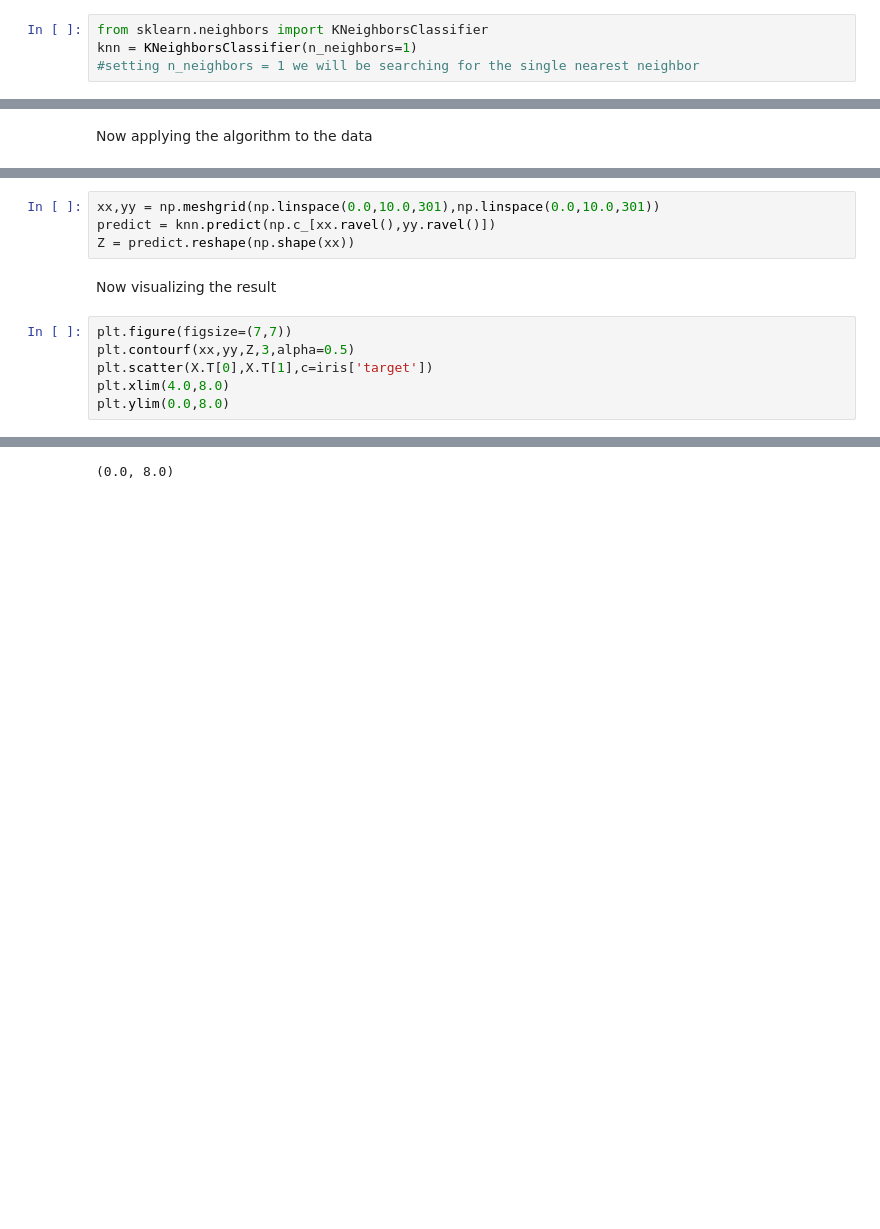
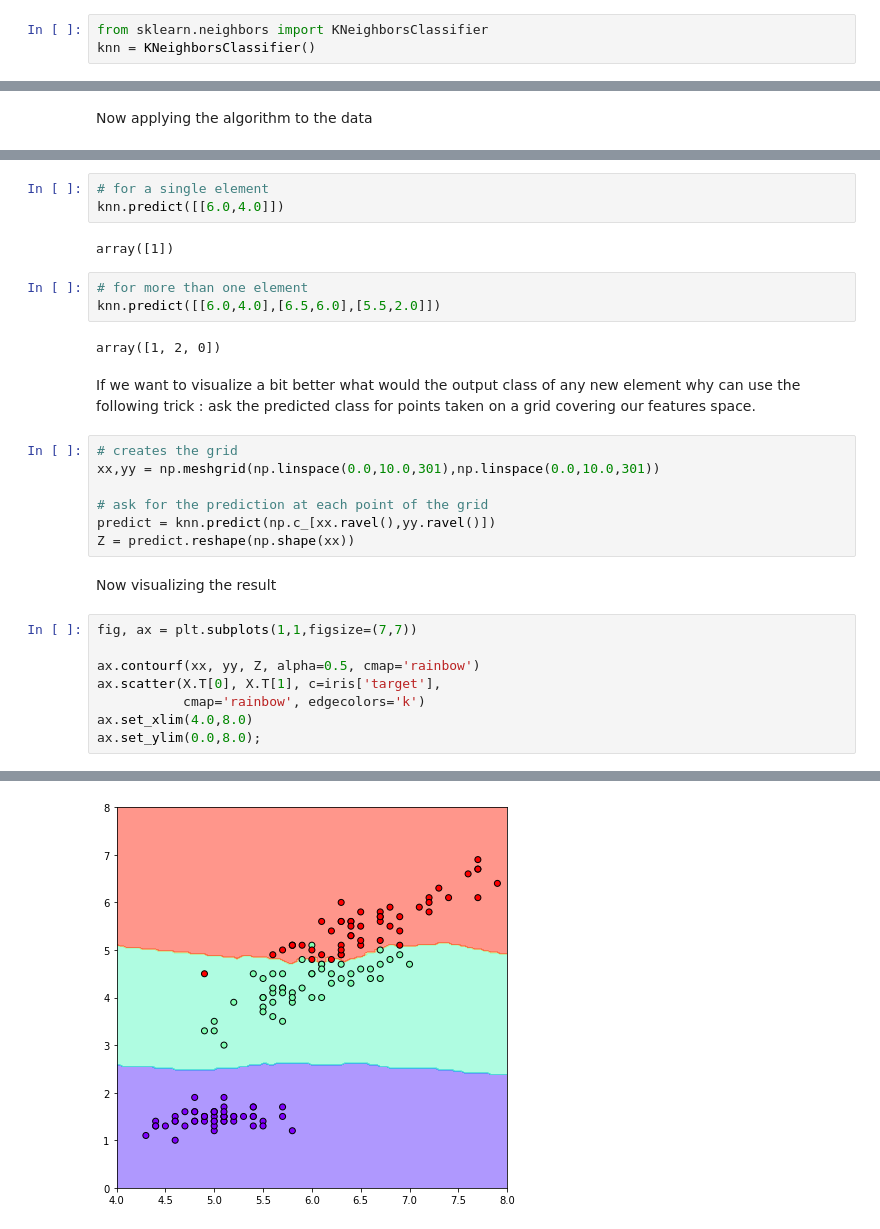
Before and after one commit to BerryHN/Intro_MachineLearning, a Jupyter notebook: Notebooks/Python3/ML02_kNN_iris_example.ipynb, the cells around one changed output, grey strips where cells are left out. Cells and saved outputs as stored; diff of their text form; blank space fills up the shorter version.

Commit message:
ML02 notebook on k-Nearest Neighbors

```diff
--- a/Notebooks/Python3/ML02_kNN_iris_example.ipynb
+++ b/Notebooks/Python3/ML02_kNN_iris_example.ipynb
@@ -16,4 +19,3 @@ iris = load_iris()
 # %%
 from sklearn.neighbors import KNeighborsClassifier
-knn = KNeighborsClassifier(n_neighbors=1)
-#setting n_neighbors = 1 we will be searching for the single nearest neighbor
+knn = KNeighborsClassifier()
@@ -35,13 +43,31 @@ KNeighborsClassifier(algorithm='auto', leaf_size=30, metric='minkowski',
+# %%
+# for a single element
+knn.predict([[6.0,4.0]])
+# %% [output]
+array([1])
+# %%
+# for more than one element
+knn.predict([[6.0,4.0],[6.5,6.0],[5.5,2.0]])
+# %% [output]
+array([1, 2, 0])
+# %% [markdown]
+<p>If we want to visualize a bit better what would the output class of any new element why can use the following trick :
+ask the predicted class for points taken on a grid covering our features space.</p>
 # %%
+# creates the grid
 xx,yy = np.meshgrid(np.linspace(0.0,10.0,301),np.linspace(0.0,10.0,301))
+
+# ask for the prediction at each point of the grid
 predict = knn.predict(np.c_[xx.ravel(),yy.ravel()])
 Z = predict.reshape(np.shape(xx))
 # %% [markdown]
 <p>Now visualizing the result</p>
 # %%
-plt.figure(figsize=(7,7))
-plt.contourf(xx,yy,Z,3,alpha=0.5)
-plt.scatter(X.T[0],X.T[1],c=iris['target'])
-plt.xlim(4.0,8.0)
-plt.ylim(0.0,8.0)
+fig, ax = plt.subplots(1,1,figsize=(7,7))
+
+ax.contourf(xx, yy, Z, alpha=0.5, cmap='rainbow')
+ax.scatter(X.T[0], X.T[1], c=iris['target'],
+           cmap='rainbow', edgecolors='k')
+ax.set_xlim(4.0,8.0)
+ax.set_ylim(0.0,8.0);
 # %% [output]
@@ -50,2 +74,2 @@ plt.ylim(0.0,8.0)
-(0.0, 8.0)
+[figure, added]
 # %% [markdown]
```
Also changed, not shown: parts of 14 cells of this notebook, 1 other file.
